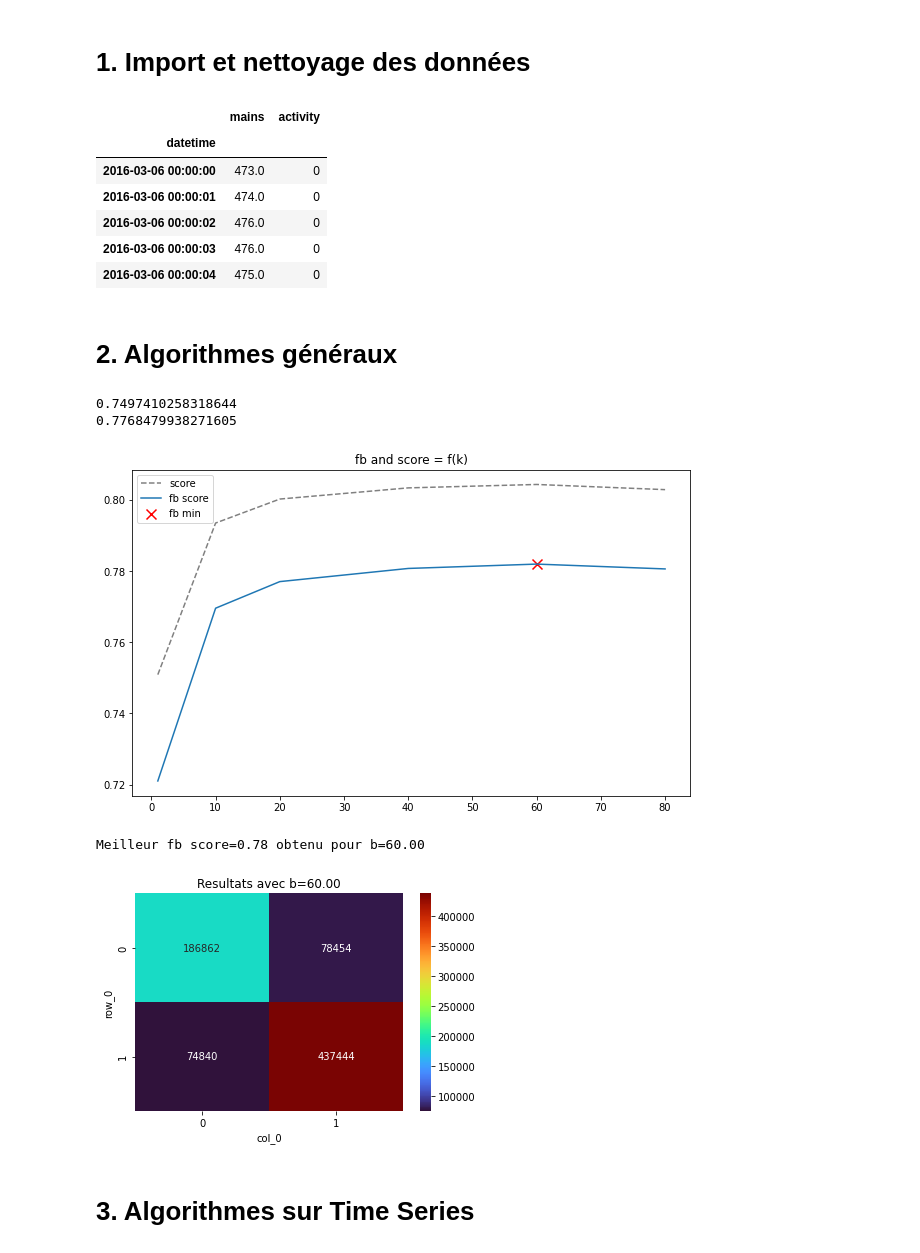
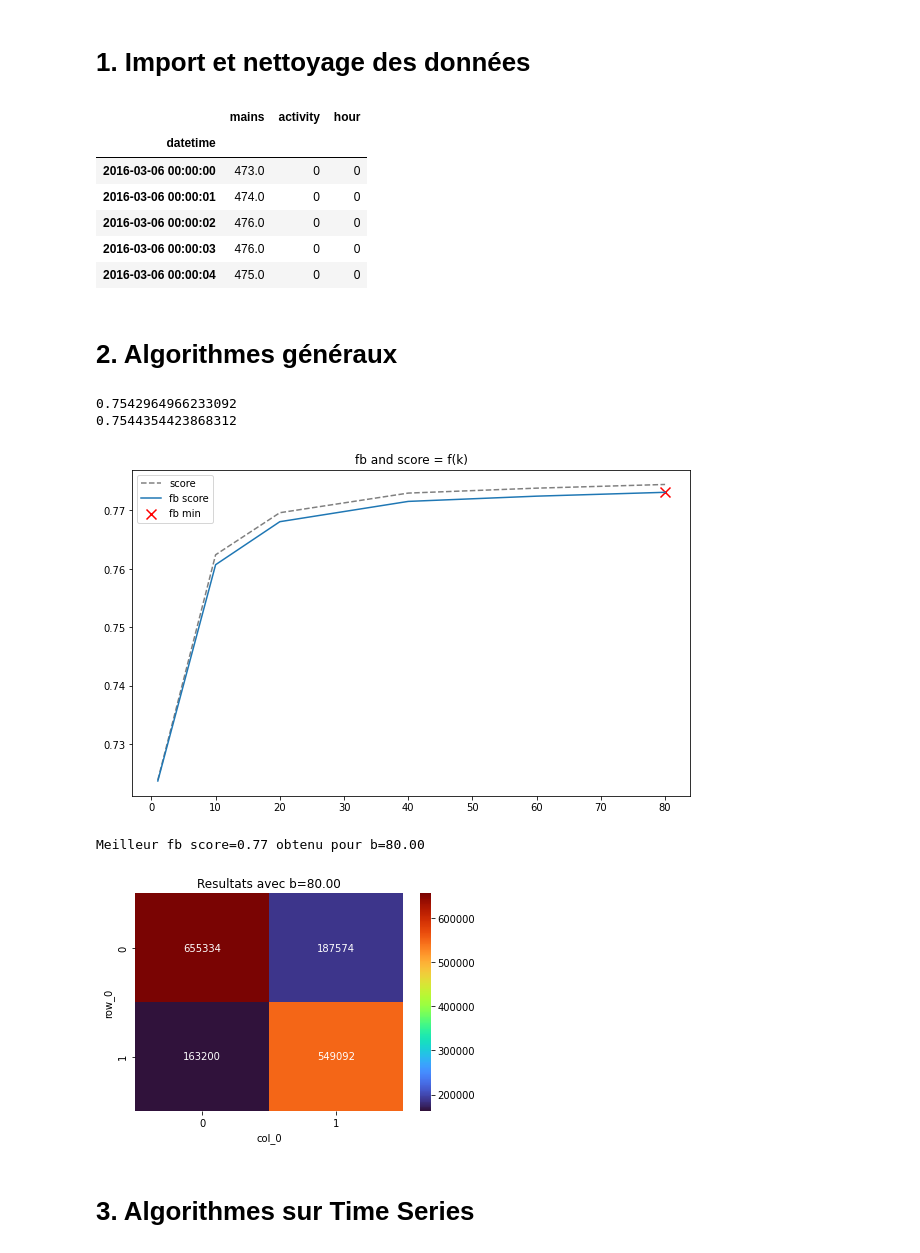
Before and after one commit to hugo-mi/Activity_Detection_From_Electrical_Consumption_Load_Curves, a Jupyter notebook: Exploratory Data Analysis/classification_kNN.ipynb, the cells around one changed output. Drawn from its saved outputs; the diff is of its cells as text; code cells hidden in the pictures.

```diff
--- a/Exploratory Data Analysis/classification_kNN.ipynb
+++ b/Exploratory Data Analysis/classification_kNN.ipynb
@@ -10,22 +10,24 @@ import numpy as np
 house1_power_blk2 = pd.read_csv('data/house1_power_blk2_labels.zip', index_col='datetime').interpolate('linear')
 house1_power_blk2.index = pd.to_datetime(house1_power_blk2.index)
 house1_power_blk2 = house1_power_blk2.asfreq('s')
-house1_power_blk2 = house1_power_blk2.loc['2016-03-06 00:00:00':'2016-04-06 00:00:00']
+#house1_power_blk2 = house1_power_blk2.loc['2016-03-06 00:00:00':'2016-04-06 00:00:00']
 #house1_power_blk2 = house1_power_blk2.resample('1min').nearest()
+house1_power_blk2['hour'] = house1_power_blk2.index.hour
 house1_power_blk2.head()
 # %% [output]
-|  | mains | activity |
-| datetime |  |  |
-| 2016-03-06 00:00:00 | 473.0 | 0 |
-| 2016-03-06 00:00:01 | 474.0 | 0 |
-| 2016-03-06 00:00:02 | 476.0 | 0 |
-| 2016-03-06 00:00:03 | 476.0 | 0 |
-| 2016-03-06 00:00:04 | 475.0 | 0 |
+|  | mains | activity | hour |
+| datetime |  |  |  |
+| 2016-03-06 00:00:00 | 473.0 | 0 | 0 |
+| 2016-03-06 00:00:01 | 474.0 | 0 | 0 |
+| 2016-03-06 00:00:02 | 476.0 | 0 | 0 |
+| 2016-03-06 00:00:03 | 476.0 | 0 | 0 |
+| 2016-03-06 00:00:04 | 475.0 | 0 | 0 |
 # %%
 from sklearn.preprocessing import MinMaxScaler
 
 house1_power_blk2['mains_scaled'] = MinMaxScaler().fit_transform(house1_power_blk2['mains'].values.reshape(-1,1))
 house1_power_blk2['diff_scaled'] = MinMaxScaler().fit_transform(house1_power_blk2['mains'].diff(1).values.reshape(-1,1))
+house1_power_blk2['hour_scaled'] = MinMaxScaler().fit_transform(house1_power_blk2['hour'].values.reshape(-1,1))
 house1_power_blk2 = house1_power_blk2.dropna()
 # %%
 def split_train_test_indexes(data, percentage=0.3):
@@ -42,7 +44,7 @@ def split_train_test_indexes(data, percentage=0.3):
     return train_indexes, test_indexes
 # %%
 train_indexes, test_indexes = split_train_test_indexes(house1_power_blk2, 0.3)
-X_train, X_test = house1_power_blk2.loc[train_indexes, ['mains_scaled', 'diff_scaled']].values, house1_power_blk2.loc[test_indexes, ['mains_scaled', 'diff_scaled']].values
+X_train, X_test = house1_power_blk2.loc[train_indexes, ['mains_scaled', 'diff_scaled', 'hour_scaled']].values, house1_power_blk2.loc[test_indexes, ['mains_scaled', 'diff_scaled', 'hour_scaled']].values
 y_train, y_test = house1_power_blk2.loc[train_indexes, 'activity'].values, house1_power_blk2.loc[test_indexes, 'activity'].values
 # %% [markdown]
 # 2. Algorithmes généraux
@@ -56,38 +58,41 @@ y_pred = knn.predict(X_test)
 print(fbeta_score(y_test, y_pred, average='macro', beta=0.5))
 print(accuracy_score(y_test, y_pred))
 # %% [output]
-0.7497410258318644
-0.7768479938271605
+0.7542964966233092
+0.7544354423868312
 # %%
+from sklearn.neighbors import KNeighborsClassifier
+from sklearn.metrics import fbeta_score, accuracy_score
+
 scores = []
 fb_scores = []
 k_range = [1, 10, 20, 40, 60, 80]
 for k in k_range:
-    knn = KNeighborsClassifier(n_neighbors=k)
+    knn = KNeighborsClassifier(n_neighbors=k, n_jobs=-1)
     knn.fit(X_train, y_train.ravel())
     y_pred = knn.predict(X_test)
     fb_scores.append(fbeta_score(y_test, y_pred, average='macro', beta=0.5))
     scores.append(accuracy_score(y_test, y_pred))
 
 best_param = np.argmax(fb_scores)
 
 plt.figure(figsize=(10, 6));
 plt.plot(k_range, scores, label='score', color='grey', linestyle='dashed');
 plt.plot(k_range, fb_scores, label='fb score');
 plt.scatter(k_range[best_param], fb_scores[best_param], label='fb min', marker='x', s=100, color='red')
 plt.legend();
 plt.title('fb and score = f(k)');
 plt.show();
 
 print('Meilleur fb score={:.2f} obtenu pour b={:.2f}'.format(fb_scores[best_param], k_range[best_param]))
 
 sns.heatmap(pd.crosstab(y_test, y_pred), annot=True, fmt='d', cmap='turbo');
 plt.title('Resultats avec b={:.2f}'.format(k_range[best_param]));
 plt.show();
 # %% [output]
-[figure, old version]
+[figure, new version]
-Meilleur fb score=0.78 obtenu pour b=60.00
+Meilleur fb score=0.77 obtenu pour b=80.00
-[figure, old version]
+[figure, new version]
 # %% [markdown]
 # 3. Algorithmes sur Time Series
 # %%
```
Also changed, not shown: 3 other files.
